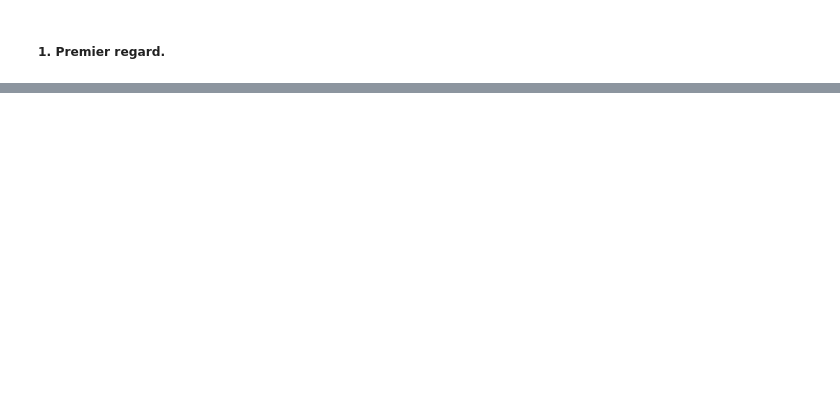
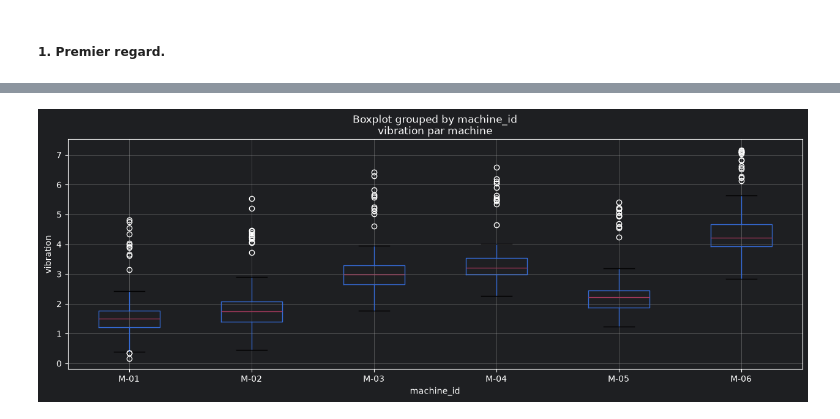
Before and after one commit to Thenvd1134/R313_Apprentissage_non_supervise, a Jupyter notebook: TP1/CR_TP1_RIVAUD.ipynb, the cells around one changed output, grey strips where cells are left out. Saved outputs shown, nothing was run; the diff lists cells and outputs as text; code cells hidden in the pictures; blank space fills up the shorter version.

```diff
--- a/TP1/CR_TP1_RIVAUD.ipynb
+++ b/TP1/CR_TP1_RIVAUD.ipynb
@@ -40,0 +107,8 @@ memory usage: 90.8 KB
+# %%
+df.boxplot(column="vibration", by="machine_id", figsize=(15,5))
+plt.title("vibration par machine")
+plt.xlabel("machine_id")
+plt.ylabel("vibration")
+plt.show()
+# %% [output]
+[figure, added]
```
Also changed, not shown: parts of 8 cells of this notebook.
